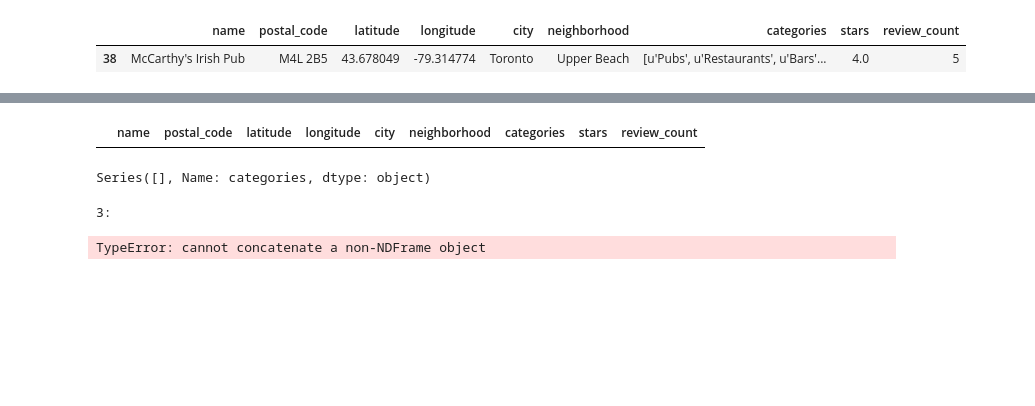
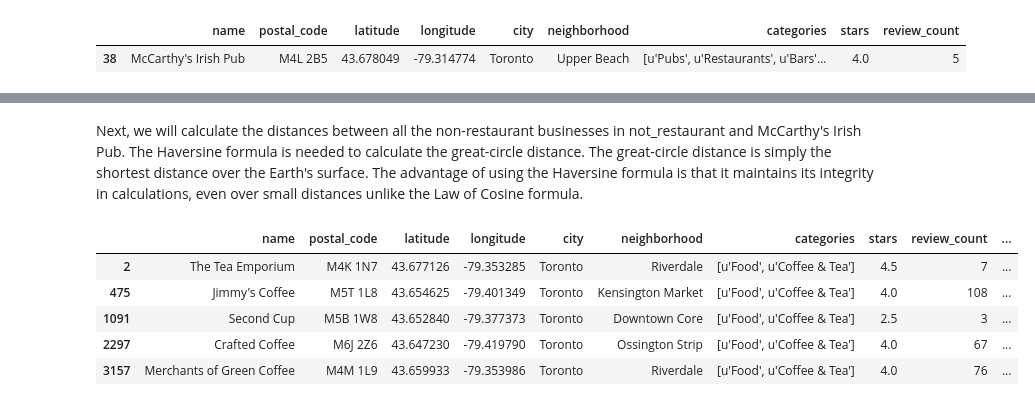
Before and after one commit to shrutirao94/Restaurant-Quality-and-Co-location-in-Toronto, a Jupyter notebook: yelp_toronto_analysis.ipynb, the cells around one changed output, grey strips where cells are left out. Drawn from its saved outputs; the diff is of its cells as text; code cells hidden in the pictures; blank space fills up the shorter version.

Commit message:
Calculated distances between non- restaurant businesses

```diff
--- a/yelp_toronto_analysis.ipynb
+++ b/yelp_toronto_analysis.ipynb
@@ -135,24 +121,25 @@ ValueError: Arrays were different lengths: 15483 vs 2
-# %%
-toronto_restaurants_df.loc[toronto_restaurants_df['categories']== "Restaurants"]
-# %% [output]
-|  | name | postal_code | latitude | longitude | city | neighborhood | categories | stars | review_count |
-# %%
-not_restaurant
-# %% [output]
-Series([], Name: categories, dtype: object)
-# %%
-not_restaurants = pd.DataFrame()
-#print("1:", not_restaurants)
-data = toronto_restaurants_df
-#print("2:", data)
-
-for row in data:
-    print("3:")
-    if "u'Restaurants" not in row:
-        not_restaurants.append(row)
-# %% [output]
-3:
-TypeError: cannot concatenate a non-NDFrame object
+# %% [markdown]
+Next, we will calculate the distances between all the non-restaurant businesses in not_restaurant and McCarthy's Irish Pub. The Haversine formula is needed to calculate the great-circle distance. The great-circle distance is simply the shortest distance over the Earth's surface. The advantage of using the Haversine formula is that it maintains its integrity in calculations, even over small distances unlike the Law of Cosine formula.
+# %%
+## Function that calculates the haversine
+
+
+df = pd.DataFrame()
+
+df['LAT_rad'], df['LON_rad'] = np.radians(not_restaurant['latitude']), np.radians(not_restaurant['longitude'])
+df['dLON'] = df['LON_rad'] - math.radians(restaurant_df['longitude'])
+df['dLAT'] = df['LAT_rad'] - math.radians(restaurant_df['latitude'])
+
+# using heaversine's formula:
+not_restaurant['distance'] = 6367 * 2 * np.arcsin(np.sqrt(np.sin(df['dLAT']/2)**2 + math.cos(math.radians(37.2175900)) * np.cos(df['LAT_rad']) * np.sin(df['dLON']/2)**2))
+not_restaurant.head()
+# %% [output]
+|  | name | postal_code | latitude | longitude | city | neighborhood | categories | stars | review_count | ... |
+| 2 | The Tea Emporium | M4K 1N7 | 43.677126 | -79.353285 | Toronto | Riverdale | [u'Food', u'Coffee & Tea'] | 4.5 | 7 | ... |
+| 475 | Jimmy's Coffee | M5T 1L8 | 43.654625 | -79.401349 | Toronto | Kensington Market | [u'Food', u'Coffee & Tea'] | 4.0 | 108 | ... |
+| 1091 | Second Cup | M5B 1W8 | 43.652840 | -79.377373 | Toronto | Downtown Core | [u'Food', u'Coffee & Tea'] | 2.5 | 3 | ... |
+| 2297 | Crafted Coffee | M6J 2Z6 | 43.647230 | -79.419790 | Toronto | Ossington Strip | [u'Food', u'Coffee & Tea'] | 4.0 | 67 | ... |
+| 3157 | Merchants of Green Coffee | M4M 1L9 | 43.659933 | -79.353986 | Toronto | Riverdale | [u'Food', u'Coffee & Tea'] | 4.0 | 76 | ... |
 # %%
 
 convert the categories from list of ojects tolist of strings
```
Also changed, not shown: parts of 7 cells of this notebook.
